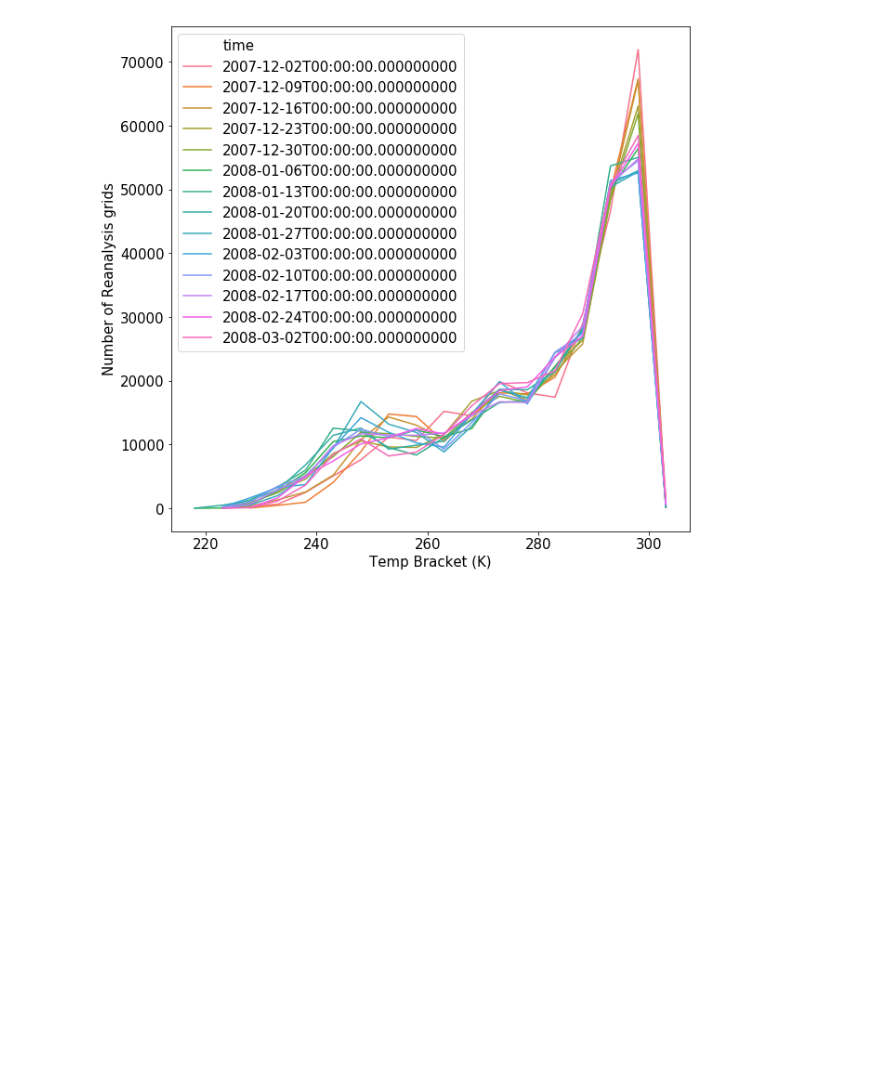
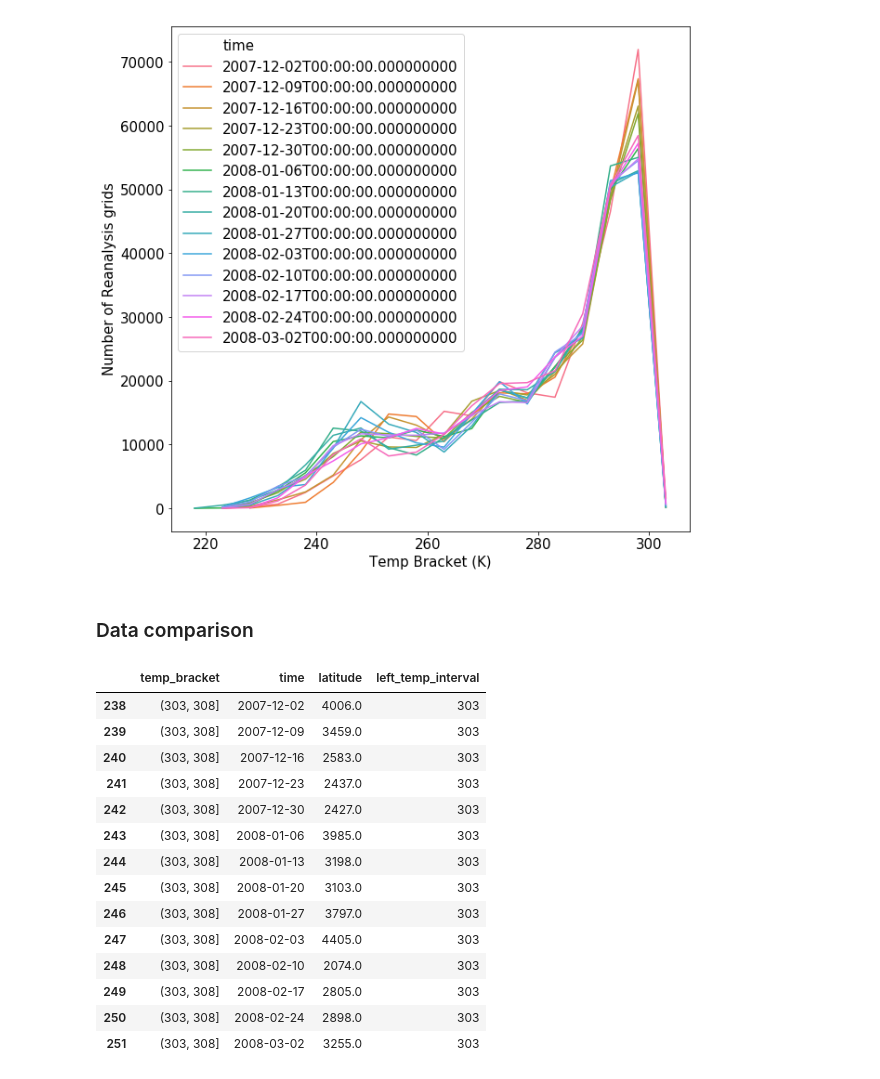
Before and after one commit to geosciences-data-practicum/reanalysis_getter, a Jupyter notebook: analysis/winter_test.ipynb, the cells around one changed output. Drawn from its saved outputs; the diff is of its cells as text; code cells hidden in the pictures; blank space fills up the shorter version.

```diff
--- a/analysis/winter_test.ipynb
+++ b/analysis/winter_test.ipynb
@@ -180,3 +182,23 @@ ax.set(xlabel='Temp Bracket (K)', ylabel='Number of Reanalysis grids')
 # %% [output]
 [Text(0,0.5,'Number of Reanalysis grids'), Text(0.5,0,'Temp Bracket (K)')]
 [figure]
+# %% [markdown]
+### Data comparison
+# %%
+era_5_sfc_group[era_5_sfc_group.left_temp_interval == 303]
+# %% [output]
+|  | temp_bracket | time | latitude | left_temp_interval |
+| 238 | (303, 308] | 2007-12-02 | 4006.0 | 303 |
+| 239 | (303, 308] | 2007-12-09 | 3459.0 | 303 |
+| 240 | (303, 308] | 2007-12-16 | 2583.0 | 303 |
+| 241 | (303, 308] | 2007-12-23 | 2437.0 | 303 |
+| 242 | (303, 308] | 2007-12-30 | 2427.0 | 303 |
+| 243 | (303, 308] | 2008-01-06 | 3985.0 | 303 |
+| 244 | (303, 308] | 2008-01-13 | 3198.0 | 303 |
+| 245 | (303, 308] | 2008-01-20 | 3103.0 | 303 |
+| 246 | (303, 308] | 2008-01-27 | 3797.0 | 303 |
+| 247 | (303, 308] | 2008-02-03 | 4405.0 | 303 |
+| 248 | (303, 308] | 2008-02-10 | 2074.0 | 303 |
+| 249 | (303, 308] | 2008-02-17 | 2805.0 | 303 |
+| 250 | (303, 308] | 2008-02-24 | 2898.0 | 303 |
+| 251 | (303, 308] | 2008-03-02 | 3255.0 | 303 |
```
Also changed, not shown: parts of 4 cells of this notebook.
